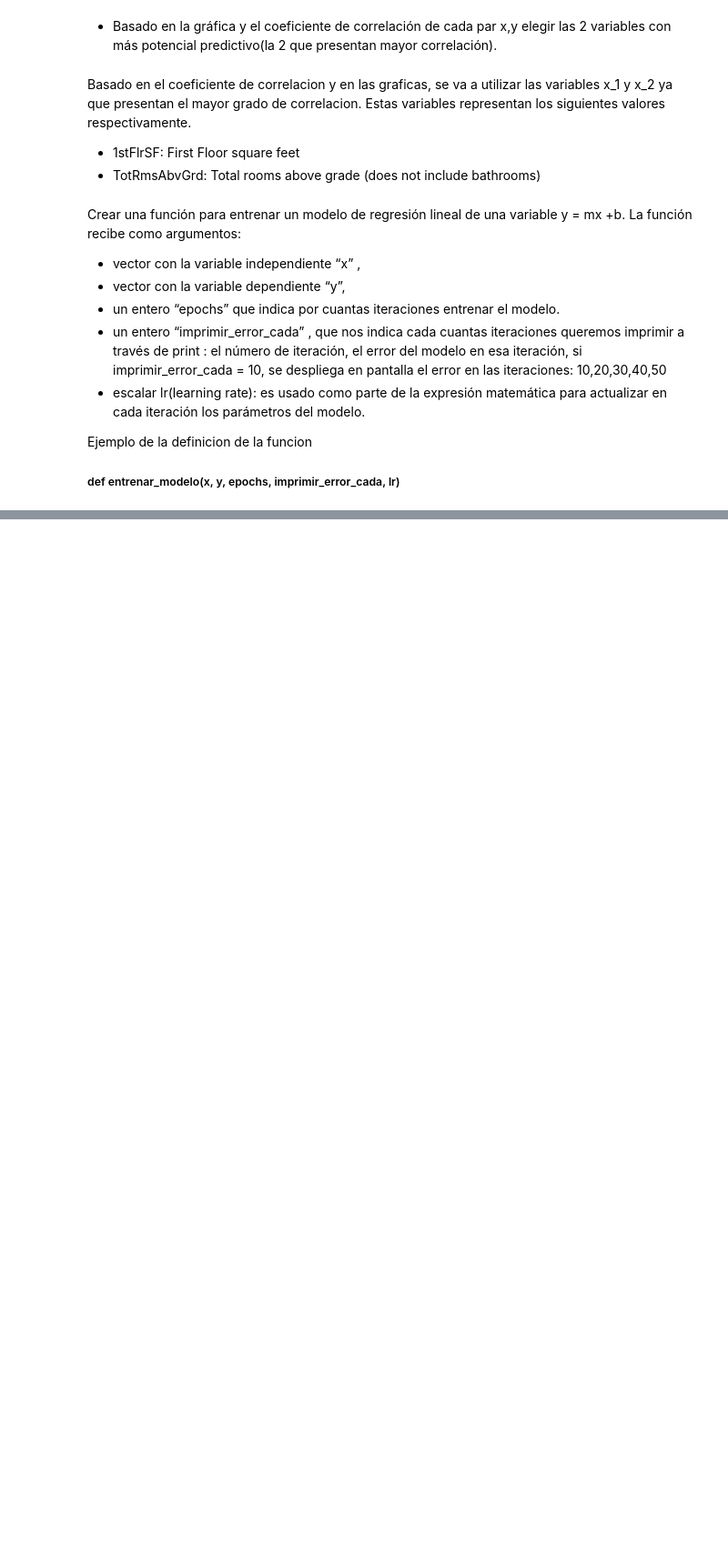
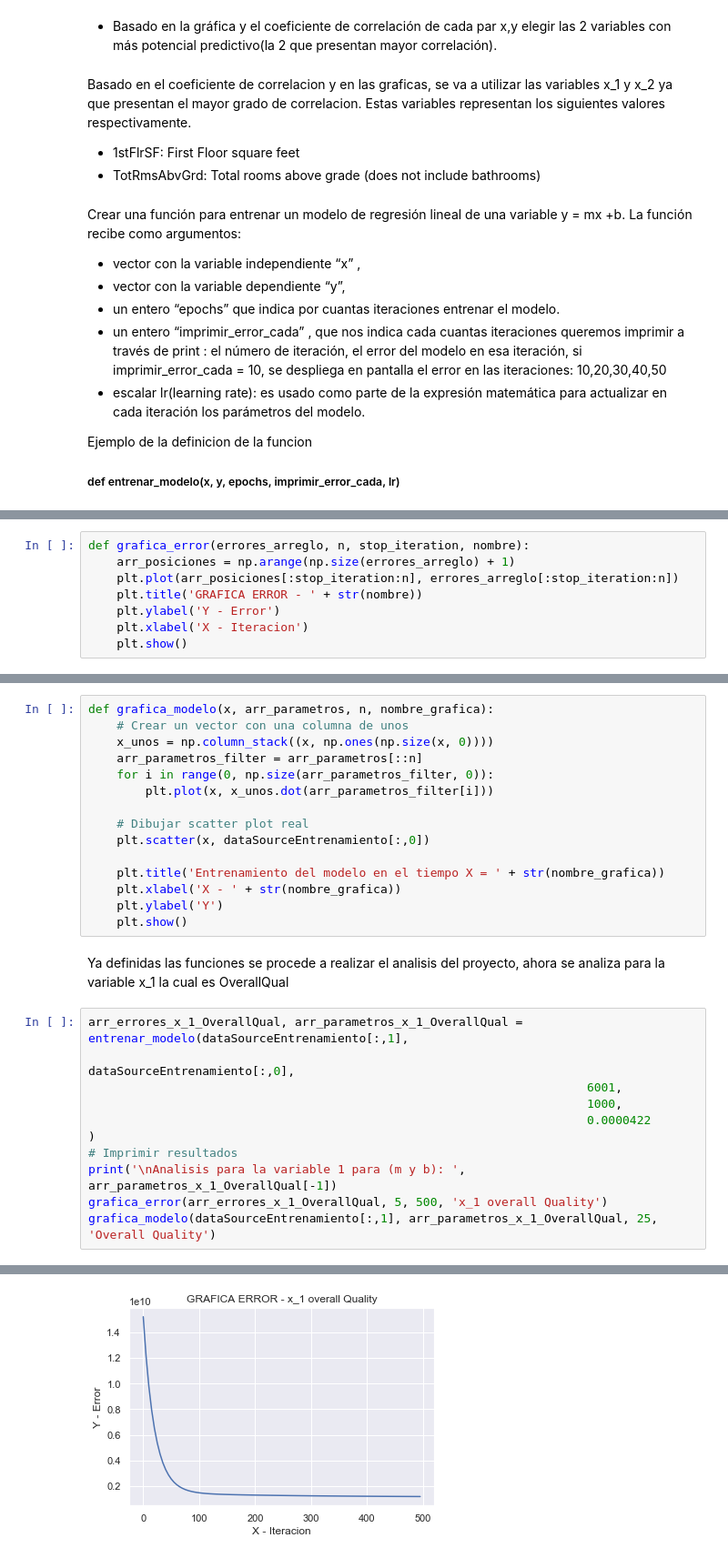
Before and after one commit to Nkamikze/19006059_proyecto_final, a Jupyter notebook: ProyectoPython/PROYECTO.ipynb, the cells around one changed output, grey strips where cells are left out. Shown at 91% size. Drawn from its saved outputs; the diff is of its cells as text; blank space fills up the shorter version.

```diff
--- a/ProyectoPython/PROYECTO.ipynb
+++ b/ProyectoPython/PROYECTO.ipynb
@@ -328,0 +379,8 @@ entrenar_modelo(xTemporal, 0, 0, 0, 0)
+# %%
+def grafica_error(errores_arreglo, n, stop_iteration, nombre):
+    arr_posiciones = np.arange(np.size(errores_arreglo) + 1)
+    plt.plot(arr_posiciones[:stop_iteration:n], errores_arreglo[:stop_iteration:n])
+    plt.title('GRAFICA ERROR - ' + str(nombre))
+    plt.ylabel('Y - Error')
+    plt.xlabel('X - Iteracion')
+    plt.show()
@@ -328,0 +389,28 @@ entrenar_modelo(xTemporal, 0, 0, 0, 0)
+# %%
+def grafica_modelo(x, arr_parametros, n, nombre_grafica):
+    # Crear un vector con una columna de unos
+    x_unos = np.column_stack((x, np.ones(np.size(x, 0))))
+    arr_parametros_filter = arr_parametros[::n]
+    for i in range(0, np.size(arr_parametros_filter, 0)):
+        plt.plot(x, x_unos.dot(arr_parametros_filter[i]))
+
+    # Dibujar scatter plot real
+    plt.scatter(x, dataSourceEntrenamiento[:,0])
+
+    plt.title('Entrenamiento del modelo en el tiempo X = ' + str(nombre_grafica))
+    plt.xlabel('X - ' + str(nombre_grafica))
+    plt.ylabel('Y')
+    plt.show()
+# %% [markdown]
+Ya definidas las funciones se procede a realizar el analisis del proyecto, ahora se analiza para la variable x_1 la cual es OverallQual
+# %%
+arr_errores_x_1_OverallQual, arr_parametros_x_1_OverallQual = entrenar_modelo(dataSourceEntrenamiento[:,1],
+                                                                      dataSourceEntrenamiento[:,0],
+                                                                      6001,
+                                                                      1000,
+                                                                      0.0000422                                                                      )
+# Imprimir resultados
+print('\nAnalisis para la variable 1 para (m y b): ', arr_parametros_x_1_OverallQual[-1])
+grafica_error(arr_errores_x_1_OverallQual, 5, 500, 'x_1 overall Quality')
+grafica_modelo(dataSourceEntrenamiento[:,1], arr_parametros_x_1_OverallQual, 25, 'Overall Quality')
+# %% [output]
@@ -328,0 +426 @@ entrenar_modelo(xTemporal, 0, 0, 0, 0)
+[figure, added]
```
Also changed, not shown: parts of 8 cells of this notebook.
